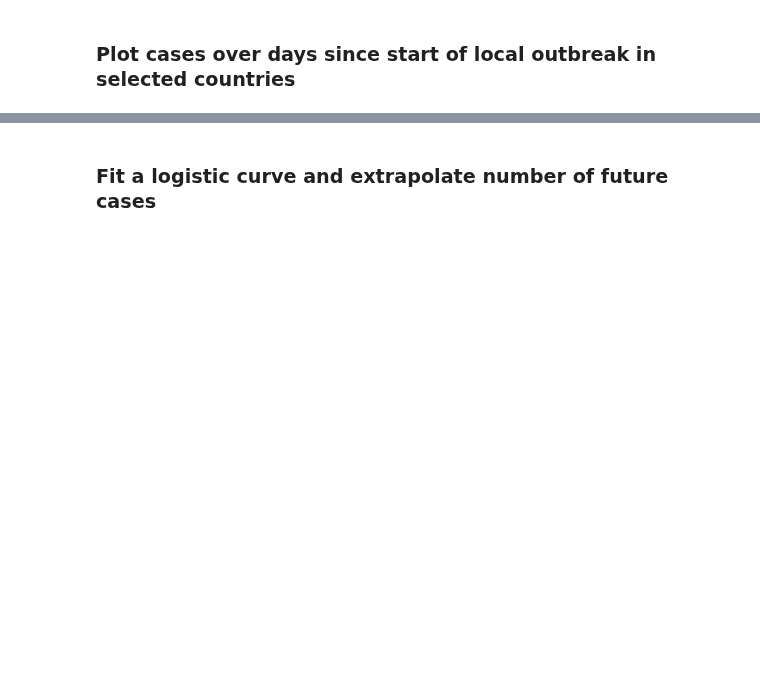
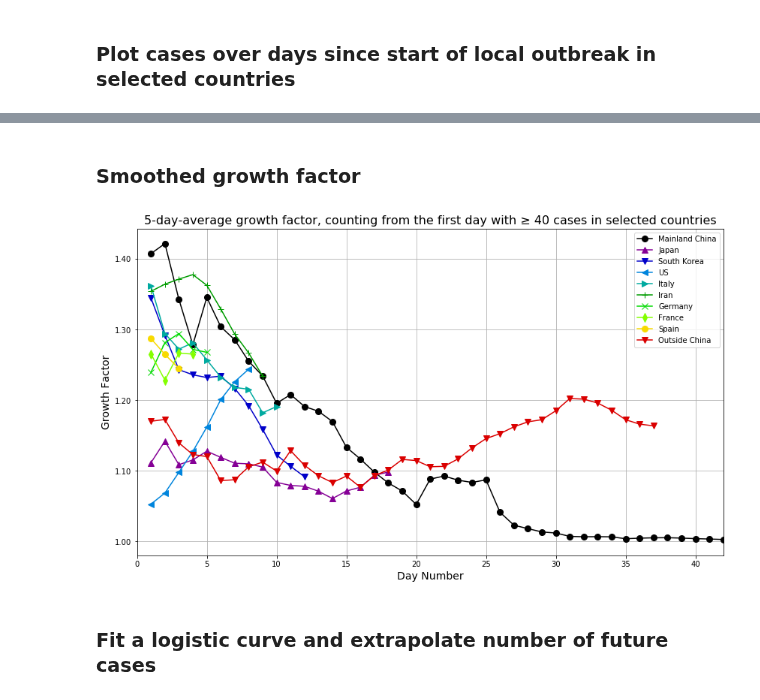
Before and after one commit to JeroenKools/covid19, a Jupyter notebook: COVID-19.ipynb, the cells around one changed output, grey strips where cells are left out. Cells and saved outputs as stored; diff of their text form; code cells hidden in the pictures; blank space fills up the shorter version.

```diff
--- a/COVID-19.ipynb
+++ b/COVID-19.ipynb
@@ -150,3 +180,28 @@ plt.show()
+# %% [markdown]
+### Smoothed growth factor
+# %%
+n_days = 5
+
+for i, country in enumerate(countries_to_plot):
+    country_data = by_country.loc[country, dates]
+    country_data = country_data[country_data >= min_cases]
+    country_data = country_data.diff() / country_data + 1
+    country_data = np.convolve(country_data, np.ones(n_days)/n_days, mode="valid")
+    day_nr = list(range(len(country_data)))
+    if sum(pd.notnull(country_data)) > 0:
+        plt.plot(day_nr, country_data, markers[i%m]+"-", label=country, markersize=8, color=scalarMap.to_rgba(i))
+
+plt.legend()
+plt.xlabel("Day Number", fontsize=14)
+plt.xlim(0, length)
+plt.ylabel("Growth Factor", fontsize=14)
+plt.grid()
+locs, labels = plt.xticks()
+plt.gca().get_yaxis().set_major_formatter(matplotlib.ticker.FuncFormatter(lambda x, p: f"{x:,.2f}"))
+plt.title(f"{n_days}-day-average growth factor, counting from the first day with ≥ {min_cases} cases in selected countries", fontsize=16)
+plt.show()
+# %% [output]
+[figure, added]
 # %% [markdown]
 ### Fit a logistic curve and extrapolate number of future cases
 # %%
```
Also changed, not shown: parts of 7 cells of this notebook.
